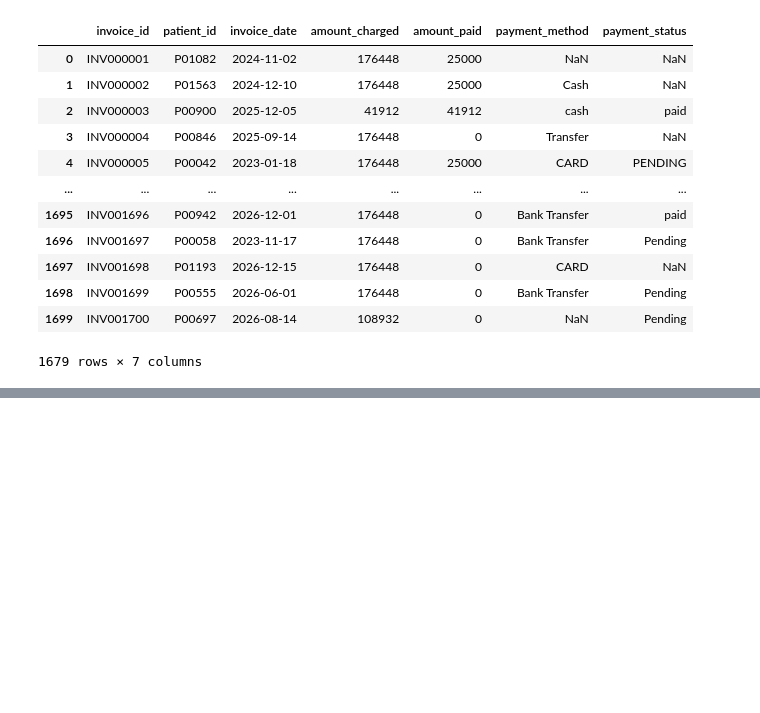
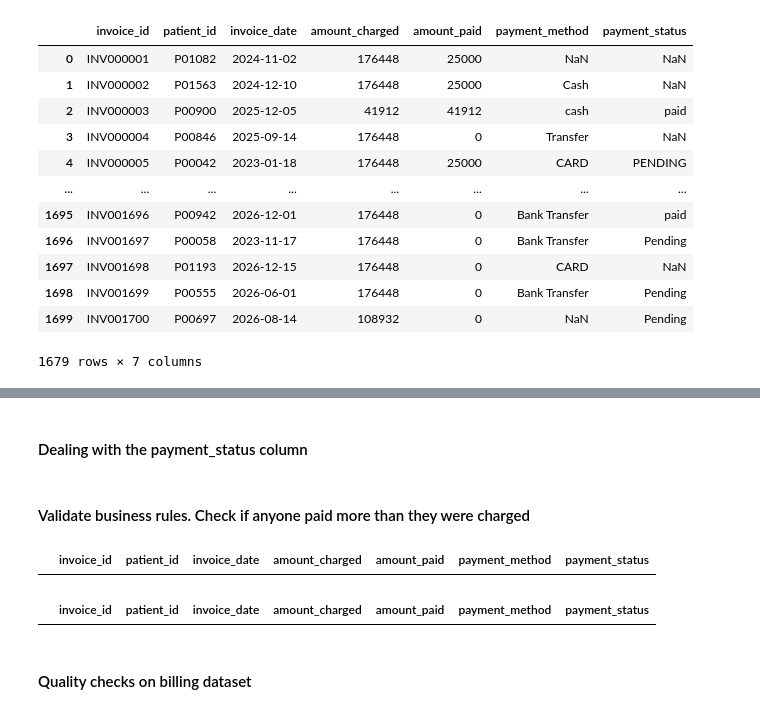
Before and after one commit to chinweubaudeh-crypto/Healthplus_Hospital_Data_Modernization_project, a Jupyter notebook: notebooks/healthplus_project.ipynb, the cells around one changed output, grey strips where cells are left out. Saved outputs shown, nothing was run; the diff lists cells and outputs as text; code cells hidden in the pictures; blank space fills up the shorter version.

```diff
--- a/notebooks/healthplus_project.ipynb
+++ b/notebooks/healthplus_project.ipynb
@@ -1337,0 +1407,2 @@ billing
+# %% [markdown]
+#### Dealing with the payment_status column
@@ -1337,0 +1419,18 @@ billing
+# %% [markdown]
+#### Validate business rules. Check if anyone paid more than they were charged
+# %%
+billing[
+    billing["amount_paid"] >
+    billing["amount_charged"]
+]
+# %% [output]
+|  | invoice_id | patient_id | invoice_date | amount_charged | amount_paid | payment_method | payment_status |
+# %%
+# Check for Zero charges
+billing[
+    billing["amount_charged"] == 0
+]
+# %% [output]
+|  | invoice_id | patient_id | invoice_date | amount_charged | amount_paid | payment_method | payment_status |
+# %% [markdown]
+#### Quality checks on billing dataset
```
Also changed, not shown: parts of 64 cells of this notebook, 1 other file.
